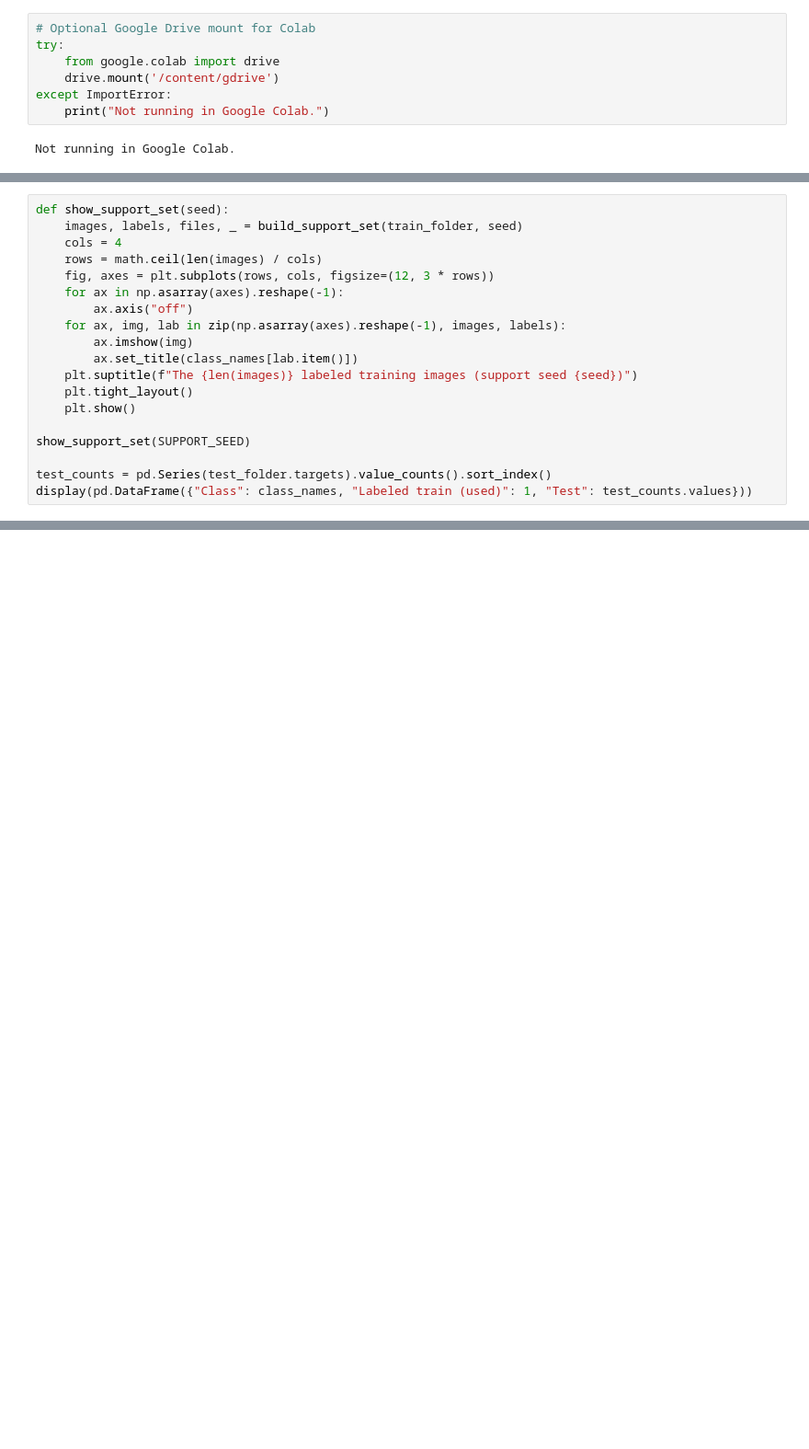
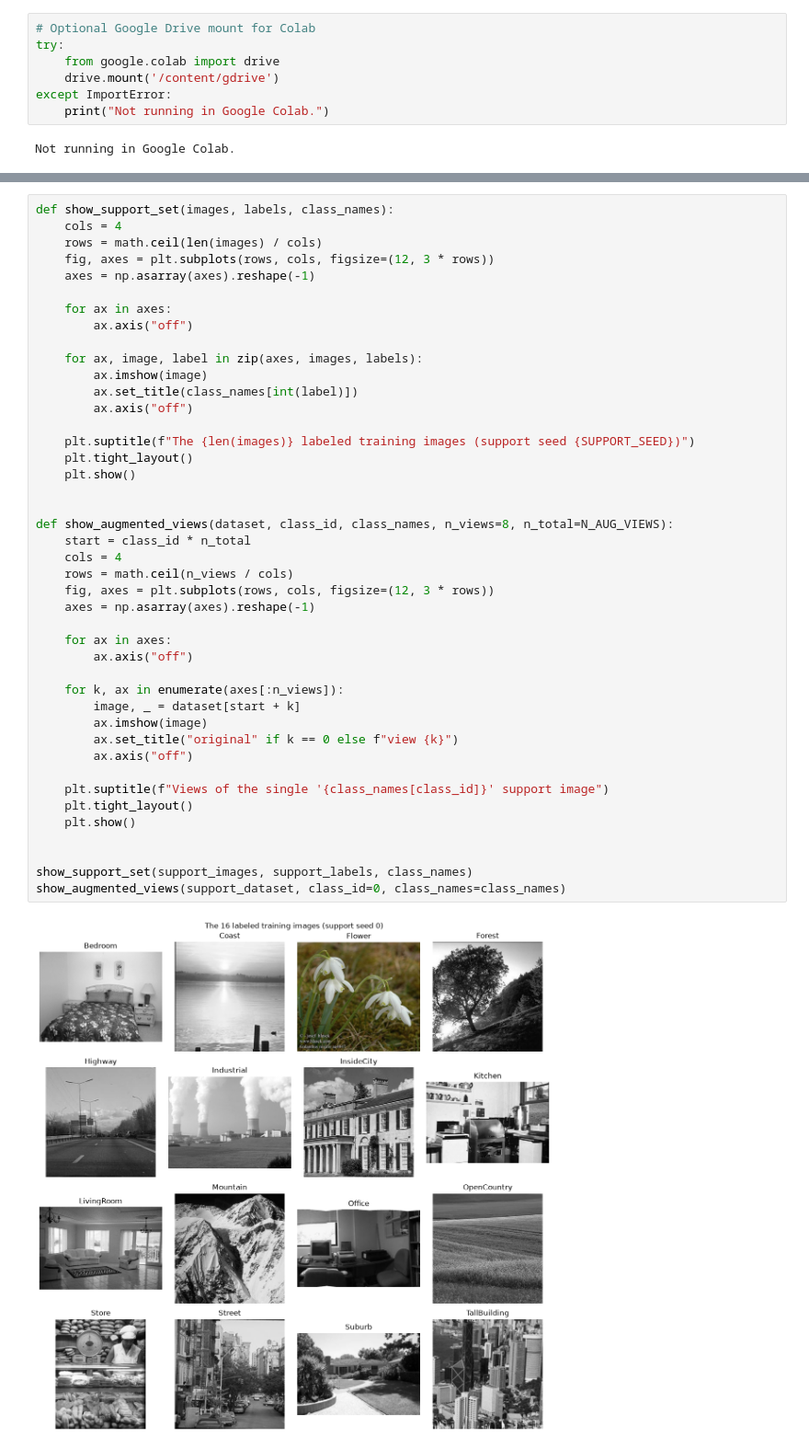
Before and after one commit to OliverWard4/FoundationModel, a Jupyter notebook: ITCS_6169_8169_Assignment3_OneShot_Template.ipynb, the cells around one changed output, grey strips where cells are left out. Shown at 92% size. Drawn from its saved outputs; the diff is of its cells as text; blank space fills up the shorter version.

```diff
--- a/ITCS_6169_8169_Assignment3_OneShot_Template.ipynb
+++ b/ITCS_6169_8169_Assignment3_OneShot_Template.ipynb
@@ -190,19 +85,0 @@ print("Unlabeled training images used:", len(unlabeled_paths))
-# %%
-def show_support_set(seed):
-    images, labels, files, _ = build_support_set(train_folder, seed)
-    cols = 4
-    rows = math.ceil(len(images) / cols)
-    fig, axes = plt.subplots(rows, cols, figsize=(12, 3 * rows))
-    for ax in np.asarray(axes).reshape(-1):
-        ax.axis("off")
-    for ax, img, lab in zip(np.asarray(axes).reshape(-1), images, labels):
-        ax.imshow(img)
-        ax.set_title(class_names[lab.item()])
-    plt.suptitle(f"The {len(images)} labeled training images (support seed {seed})")
-    plt.tight_layout()
-    plt.show()
-
-show_support_set(SUPPORT_SEED)
-
-test_counts = pd.Series(test_folder.targets).value_counts().sort_index()
-display(pd.DataFrame({"Class": class_names, "Labeled train (used)": 1, "Test": test_counts.values}))
@@ -805,0 +256,45 @@ Before submitting the 2-page PDF (due November 24, 2026, 11:59 PM ET):
+# %%
+def show_support_set(images, labels, class_names):
+    cols = 4
+    rows = math.ceil(len(images) / cols)
+    fig, axes = plt.subplots(rows, cols, figsize=(12, 3 * rows))
+    axes = np.asarray(axes).reshape(-1)
+
+    for ax in axes:
+        ax.axis("off")
+
+    for ax, image, label in zip(axes, images, labels):
+        ax.imshow(image)
+        ax.set_title(class_names[int(label)])
+        ax.axis("off")
+
+    plt.suptitle(f"The {len(images)} labeled training images (support seed {SUPPORT_SEED})")
+    plt.tight_layout()
+    plt.show()
+
+
+def show_augmented_views(dataset, class_id, class_names, n_views=8, n_total=N_AUG_VIEWS):
+    start = class_id * n_total
+    cols = 4
+    rows = math.ceil(n_views / cols)
+    fig, axes = plt.subplots(rows, cols, figsize=(12, 3 * rows))
+    axes = np.asarray(axes).reshape(-1)
+
+    for ax in axes:
+        ax.axis("off")
+
+    for k, ax in enumerate(axes[:n_views]):
+        image, _ = dataset[start + k]
+        ax.imshow(image)
+        ax.set_title("original" if k == 0 else f"view {k}")
+        ax.axis("off")
+
+    plt.suptitle(f"Views of the single '{class_names[class_id]}' support image")
+    plt.tight_layout()
+    plt.show()
+
+
+show_support_set(support_images, support_labels, class_names)
+show_augmented_views(support_dataset, class_id=0, class_names=class_names)
+# %% [output]
+[figure, added]
```
Also changed, not shown: parts of 70 cells of this notebook, 3 other files.
